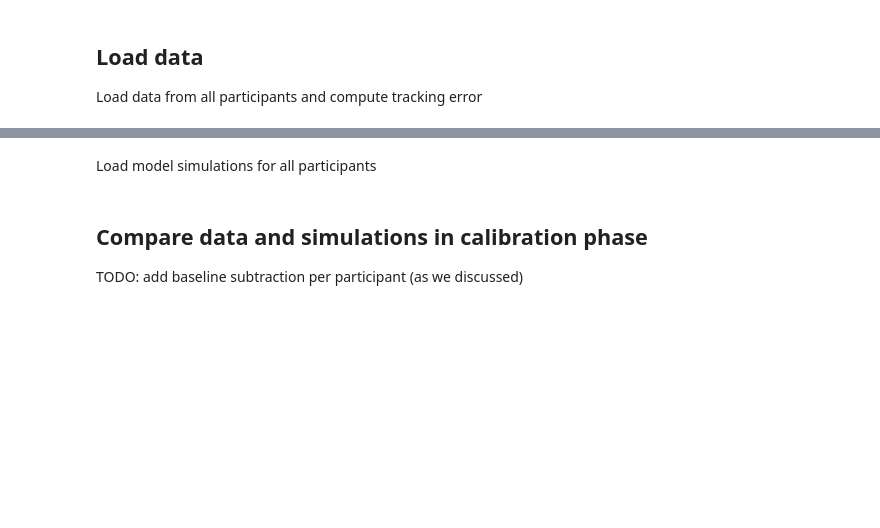
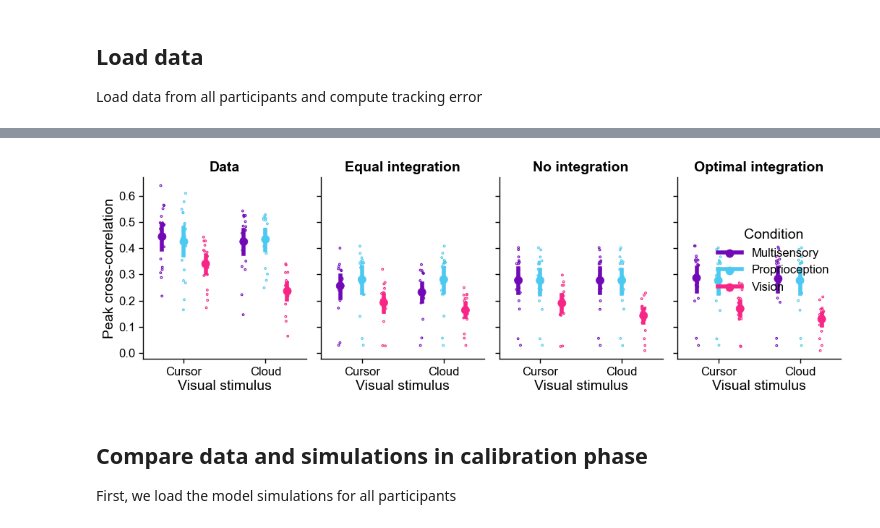
Before and after one commit to dominikstrb/cpp-proprioception, a Jupyter notebook: notebooks/ModelResults.ipynb, the cells around one changed output, grey strips where cells are left out. Saved outputs shown, nothing was run; the diff lists cells and outputs as text; code cells hidden in the pictures; blank space fills up the shorter version.

```diff
--- a/notebooks/ModelResults.ipynb
+++ b/notebooks/ModelResults.ipynb
@@ -146,3 +179,29 @@ Multisensory DataFrame loaded from ../data/multisensory/df_all_phases_all_partic
+# %%
+ccg_params = ccgs.groupby(["participant", "model", "Condition", "Visual target"]).apply(
+    lambda g: pd.Series({
+        'peak': g['correlation'].max(),
+        'lag': g.loc[g['correlation'].idxmax(), 'lag']
+    }),
+    include_groups=False
+).reset_index()
+# %%
+g = (so.Plot(ccg_params, x="Visual target", y="peak", color="Condition")
+    .add(so.Dot(pointsize=8), so.Agg(), so.Dodge())
+    .add(so.Dots(pointsize=2), so.Dodge(), so.Jitter())
+    .add(so.Range(linewidth=4), so.Est(errorbar="ci"), so.Dodge())
+    .facet(col="model")
+    .scale(x=so.Nominal(order=["Cursor", "Cloud"]), color=so.Nominal(palette))
+    .label(x="Visual stimulus", y="Peak cross-correlation")
+    .layout(size=(10.5, 3.5))
+    # .share(y=False)
+)
+
+g.show()
+# %% [output]
+[figure, added]
 # %% [markdown]
-Load model simulations for all participants
+## Compare data and simulations in calibration phase
+
+
+First, we load the model simulations for all participants
 # %%
@@ -165,5 +217 @@ sim_df["tracking_error"] *= sim_df["offset_sign"]
-# %% [markdown]
-## Compare data and simulations in calibration phase
-
-TODO: add baseline subtraction per participant (as we discussed)
 # %%
```
Also changed, not shown: parts of 11 cells of this notebook, 1 other file.
